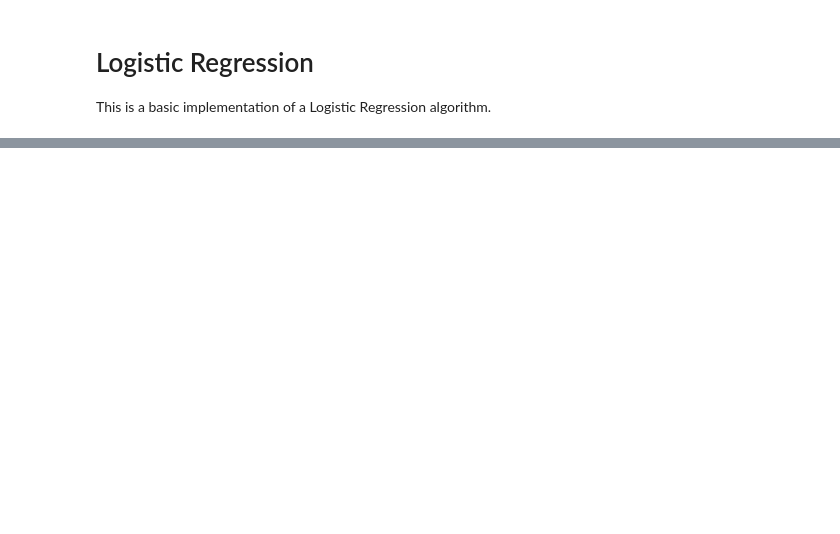
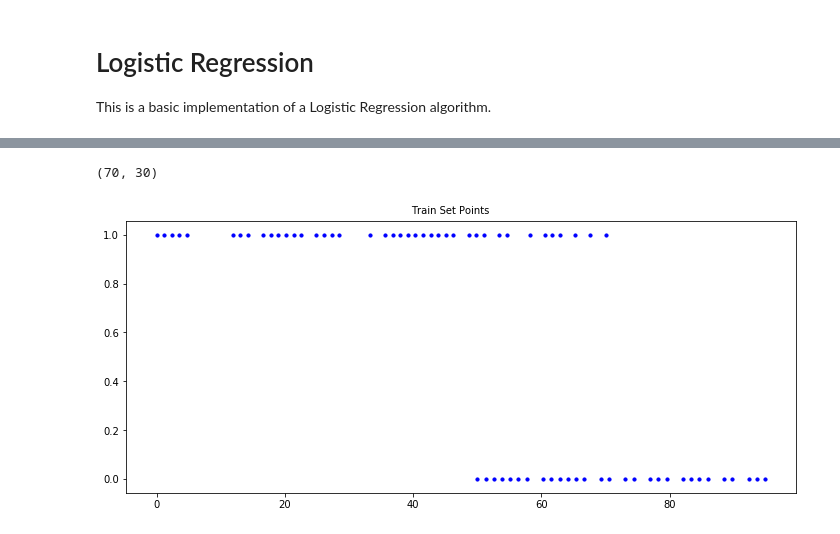
Before and after one commit to GiovanniCiampi/MachineLearning, a Jupyter notebook: LogisticRegression/Notebook.ipynb, the cells around one changed output, grey strips where cells are left out. Cells and saved outputs as stored; diff of their text form; code cells hidden in the pictures; blank space fills up the shorter version.

```diff
--- a/LogisticRegression/Notebook.ipynb
+++ b/LogisticRegression/Notebook.ipynb
@@ -25,0 +45,11 @@ After instantiating the model, the model can be fitted to the input data through
+# %%
+n_train_points = int(train_ratio * n_points)
+
+train_indices = random.sample(range(n_points), k=n_train_points)
+test_indices = np.setdiff1d(range(n_points), train_indices)
+
+n_test_points = len(test_indices)
+
+
+train_X, train_y = X[train_indices], y[train_indices]
+test_X, test_y = X[test_indices], y[test_indices]
@@ -25,0 +59,11 @@ After instantiating the model, the model can be fitted to the input data through
+# %%
+n_train_points, n_test_points
+# %% [output]
+(70, 30)
+# %%
+plt.figure(figsize=(12, 5)).text(.5, .9, "Train Set Points", ha='center')
+plt.scatter(train_X, train_y, color="blue", s=10)
+
+plt.show()
+# %% [output]
+[figure, added]
```
Also changed, not shown: parts of 32 cells of this notebook, 2 other files.
